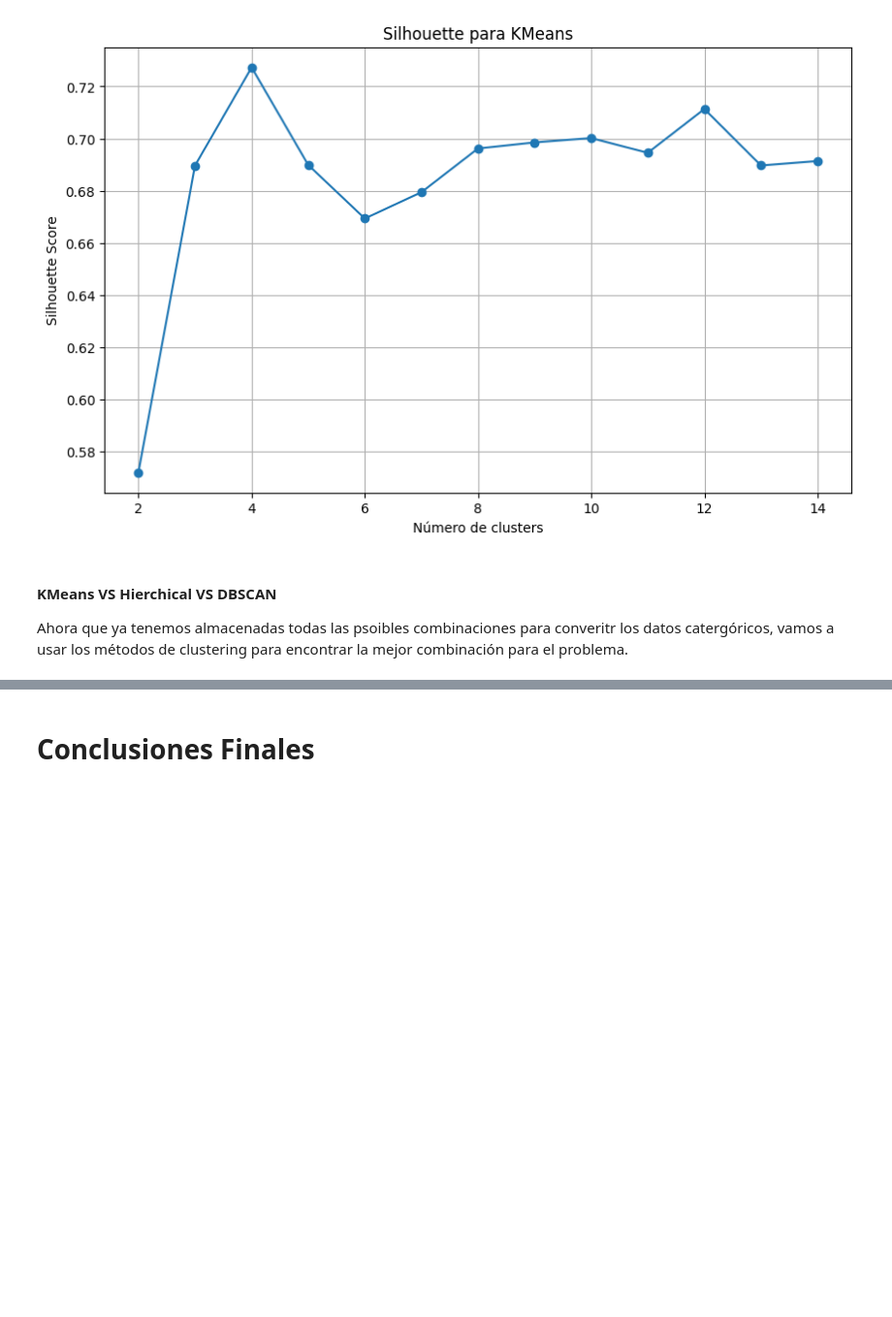
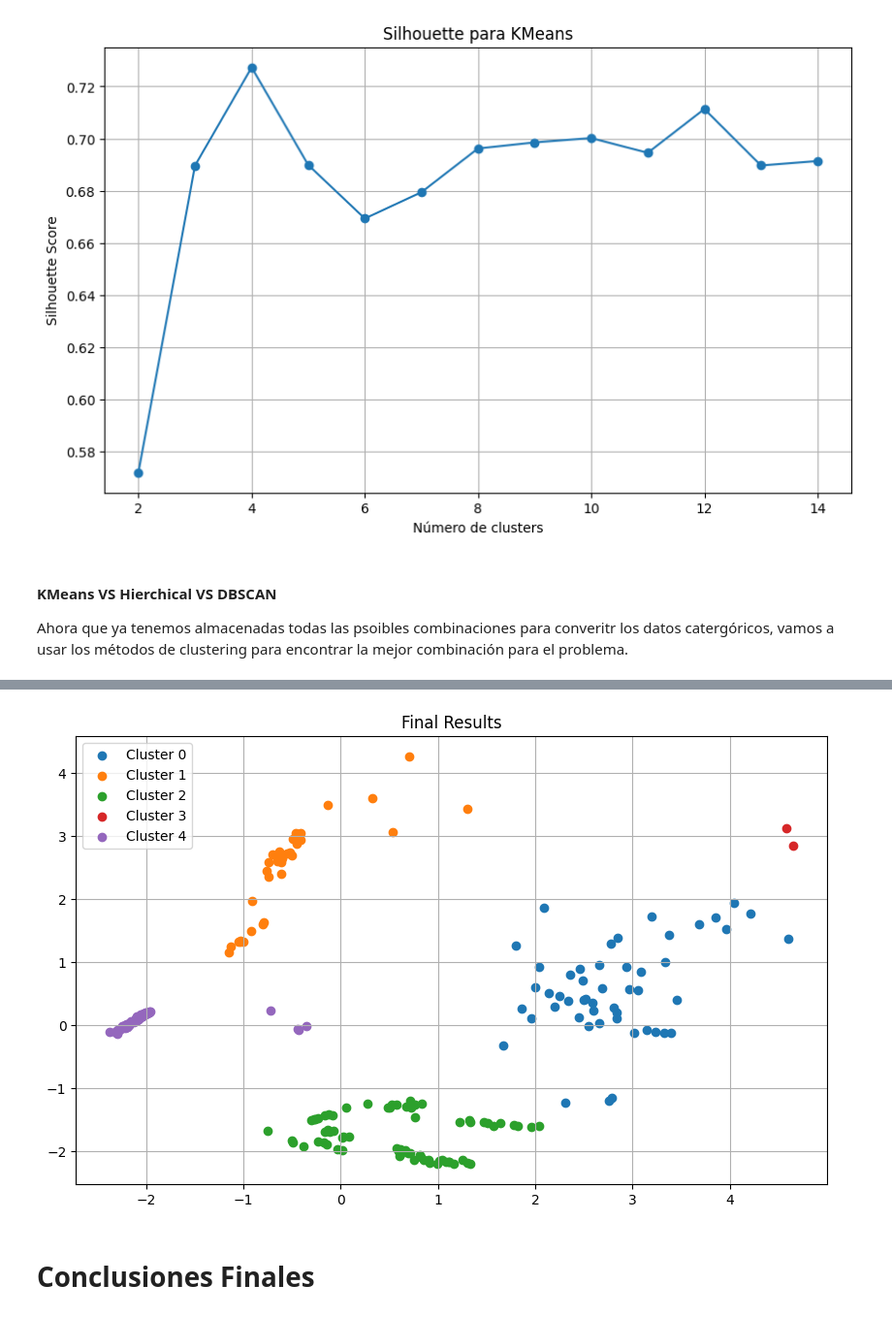
Before and after one commit to 100472175/ML-82-17-2, a Jupyter notebook: Stars.ipynb, the cells around one changed output, grey strips where cells are left out. Shown: that part at 97% size. Drawn from its saved outputs; the diff is of its cells as text; code cells hidden in the pictures; blank space fills up the shorter version.

```diff
--- a/Stars.ipynb
+++ b/Stars.ipynb
@@ -520,2 +530,72 @@ La mejor puntuación = 0.7320754203296818
+# %%
+"""
+##### Clustering Algorithm: Hierarchical Clustering #####
+Color: O && Spectral: H
+La mejor puntuación = 0.7340465526772905
+ Los mejores parámetos = {'compute_distances': True, 'compute_full_tree': True, 'distance_threshold': None, 'linkage': 'average', 'metric': 'euclidean', 'n_clusters': 5}
+"""
+
+# Dado que las instancias de la columa "Color", son variadas lo primero, es normalizarlas
+data = load_data()
+
+mapping = {
+    "Red": ["Red"],
+    "Orange-Red": ["Orange-Red"],
+    "Orange": ["Orange"],
+    "Yellow-Orange": ["Pale yellow orange"],
+    "Yellow": ["yellowish", "Yellowish"],
+    "White-Yellow": ["Yellowish White", "yellow-white", "White-yellow"],
+    "White": ["White", "Whitish", "white"],
+    "Blue-white": ["Blue-White", "Blue-white", "Blue White", "Blue white"],
+    "Blue": ["Blue"]
+}
+normalized_colors = list(mapping.keys())
+
+data['Color'] = data['Color'].apply(lambda x: next((k for k, v in mapping.items() if x in v), x))
+
+# Esto hay que cambiarlo a Ordinal
+color_encoder = OrdinalEncoder(categories=[normalized_colors])
+data['Color_Encoded'] = color_encoder.fit_transform(data[['Color']])
+
+
+spectral_encoder = OneHotEncoder(categories=[spectrum])
+spectral_encoded = spectral_encoder.fit_transform(data[['Spectral_Class']])
+spectral_encoded_df = pd.DataFrame(spectral_encoded.toarray(), columns=[f'Spectral_Class_{i}' for i in range(1, 8)])
+data = pd.concat([data, spectral_encoded_df], axis=1)
+
+data.drop(['Color', 'Spectral_Class'], axis=1, inplace=True)
+
+## Hacer el DBSCAN con una pipeline
+
+# Aplicar StandardScaler en una pipeline
+scaler = StandardScaler()
+data_scaled = scaler.fit_transform(data)
+
+# Aplicar PCA con 2 componentes
+pca = PCA(n_components=2)
+data_pca = pca.fit_transform(data_scaled)
+
+# Definir los parámetros para DBSCAN
+params = {'compute_distances': True, 'compute_full_tree': True, 'distance_threshold': None, 'linkage': 'average', 'metric': 'euclidean', 'n_clusters': 5}
+
+
+# Crear y ajustar el modelo DBSCAN
+hierarch = AgglomerativeClustering(**params)
+hierarch.fit(data_pca)
+cluster_labels = hierarch.labels_
+
+# Mostrar los resultados
+unique_labels = np.unique(cluster_labels)
+
+plt.figure(figsize=(10, 6))
+plt.title('Final Results')
+for label in unique_labels:
+    plt.scatter(data_pca[cluster_labels == label, 0], data_pca[cluster_labels == label, 1], label=f'Cluster {label}')
+
+plt.legend()
+plt.grid(True)
+plt.show()
+# %% [output]
+[figure, added]
 # %% [markdown]
 # Conclusiones Finales
```
Also changed, not shown: parts of 7 cells of this notebook.
